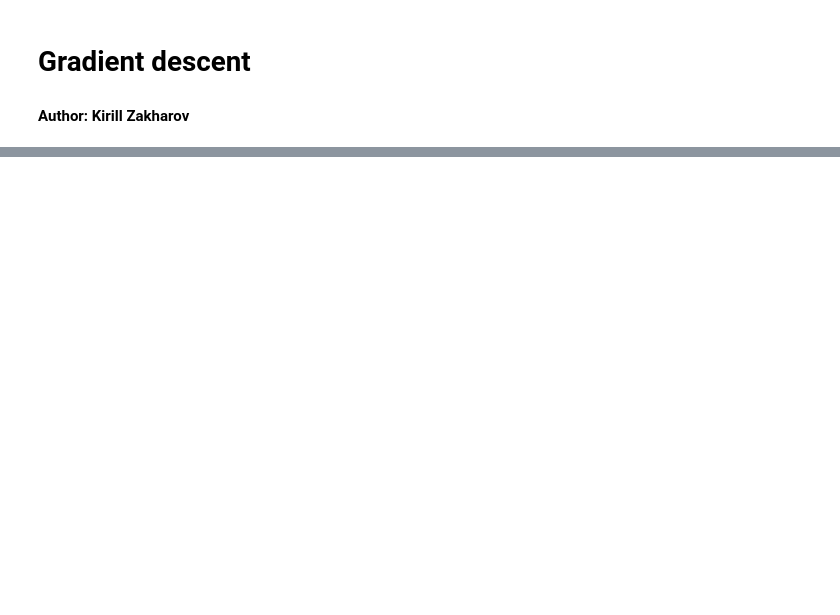
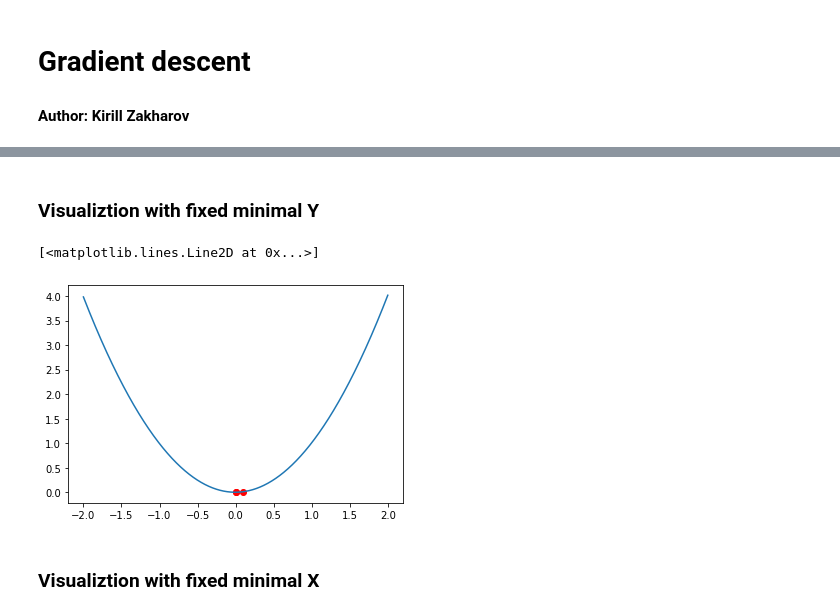
Before and after one commit to kirillzx/Math-projects, a Jupyter notebook: EP/gradient_descent.ipynb, the cells around one changed output, grey strips where cells are left out. Drawn from its saved outputs; the diff is of its cells as text; code cells hidden in the pictures; blank space fills up the shorter version.

```diff
--- a/EP/gradient_descent.ipynb
+++ b/EP/gradient_descent.ipynb
@@ -41,8 +60,8 @@ def grad_descent(f, x, y, d, step, eps):
     return minf, array
 # %%
-step = 0.1
+step = 0.3
 eps = 0.0001
-minf, array = grad_descent(f, 1, 1, 0.001, step, eps)
+minf, array = grad_descent(f, 1, 1, 0.001, step, eps, 100)
 res = np.array(array).T #transpose array
 val = list(map(f,res[0],res[1])) #the values of the function in points
 minf # the minimum point
@@ -71,0 +91,19 @@ plt.show()
+# %% [markdown]
+### Visualiztion with fixed minimal Y
+# %%
+resY = []
+for _ in range(len(res[1])):
+    resY.append(minf[1])
+f_fixY = list(map(f,res[0], resY))
+resY2 = []
+for _ in range(len(x1)):
+    resY2.append(minf[1])
+f_fullY = list(map(f,x1, resY2))
+# %%
+plt.scatter(xs, f_fixY, c='r')
+plt.plot(x1, f_fullY)
+# %% [output]
+[<matplotlib.lines.Line2D at 0x...>]
+[figure, added]
+# %% [markdown]
+### Visualiztion with fixed minimal X
```
Also changed, not shown: parts of 5 cells of this notebook.
